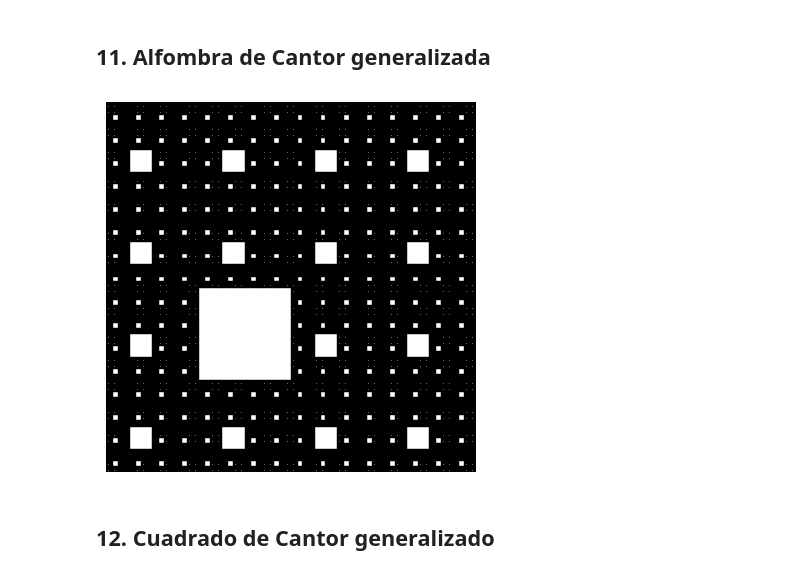
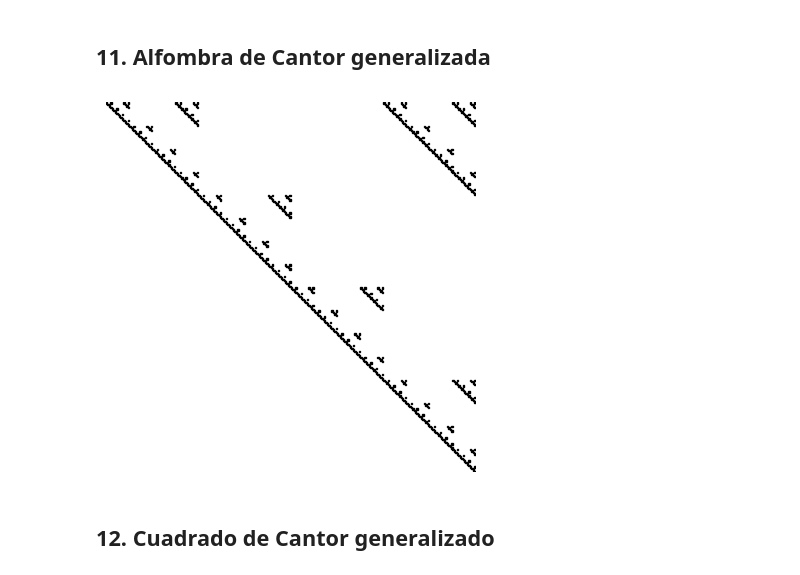
Before and after one commit to MiluEnAlmibar/Fractales, a Jupyter notebook: python/practica1.ipynb, the cells around one changed output. Saved outputs shown, nothing was run; the diff lists cells and outputs as text; code cells hidden in the pictures.

```diff
--- a/python/practica1.ipynb
+++ b/python/practica1.ipynb
@@ -419,35 +419,35 @@ def alfombra_cantor_general(iteraciones, n_divisiones=3, razon=1/3, remover_indi
             for i in range(n_divisiones):
                 for j in range(n_divisiones):
                     # Si la posición está en la lista de índices a remover, se omite.
                     if (i, j) in remover_indices:
                         continue
                     new_x = x + j * (new_L + gap)
                     new_y = y + i * (new_L + gap)
                     nuevos.append((new_x, new_y, new_L))
         cuadrados = nuevos
     return cuadrados
 
 def graficar_alfombra(cuadrados):
     """
     Grafica la lista de cuadrados (cada uno definido por (x, y, L)) usando Matplotlib.
     """
     fig, ax = plt.subplots()
     for (x, y, L) in cuadrados:
         rect = patches.Rectangle((x, y), L, L, facecolor='black', edgecolor='black')
         ax.add_patch(rect)
     ax.set_aspect('equal')
     plt.axis('off')
     plt.show()
 
 iteraciones = 4
 n_divisiones = 4
 razon = 1/4
-remover_indices = [(1,1)]
+remover_indices = [(0,0),(0,1),(0,2),(1,0),(1,1),(2,0),(3,1),(1,3),(2,2),(2,3),(3,2)]
 
 cuadrados_resultantes = alfombra_cantor_general(iteraciones, n_divisiones, razon, remover_indices)
 graficar_alfombra(cuadrados_resultantes)
 # %% [output]
-[figure, old version]
+[figure, new version]
 # %% [markdown]
 ## 12. Cuadrado de Cantor generalizado
 # %%
```
Also changed, not shown: parts of 2 cells of this notebook, 3 other files.
